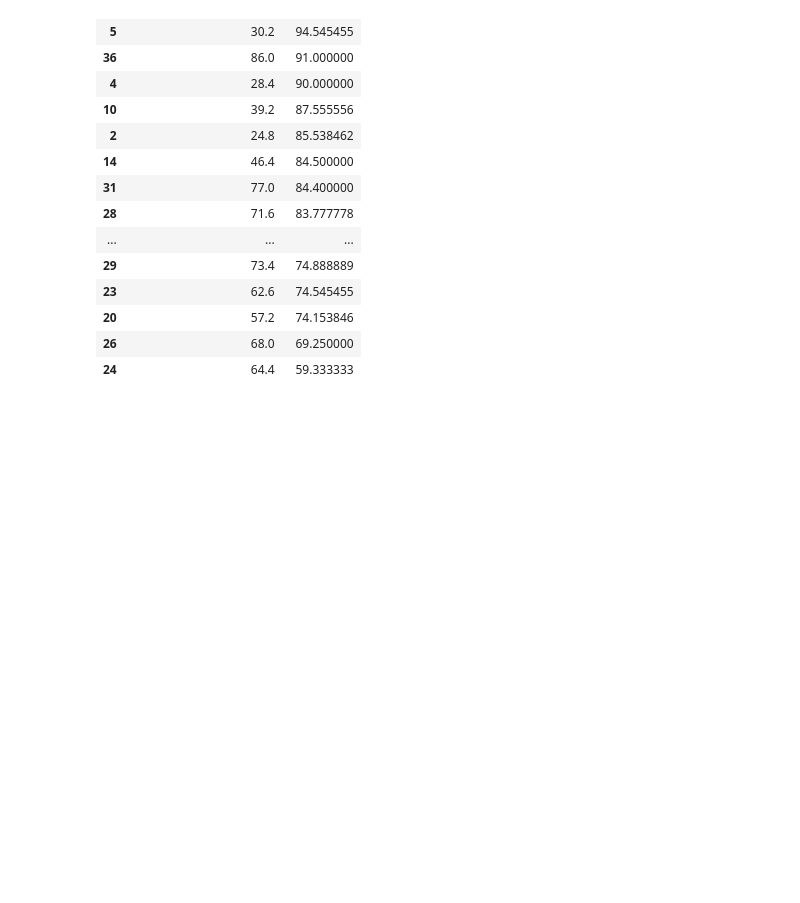
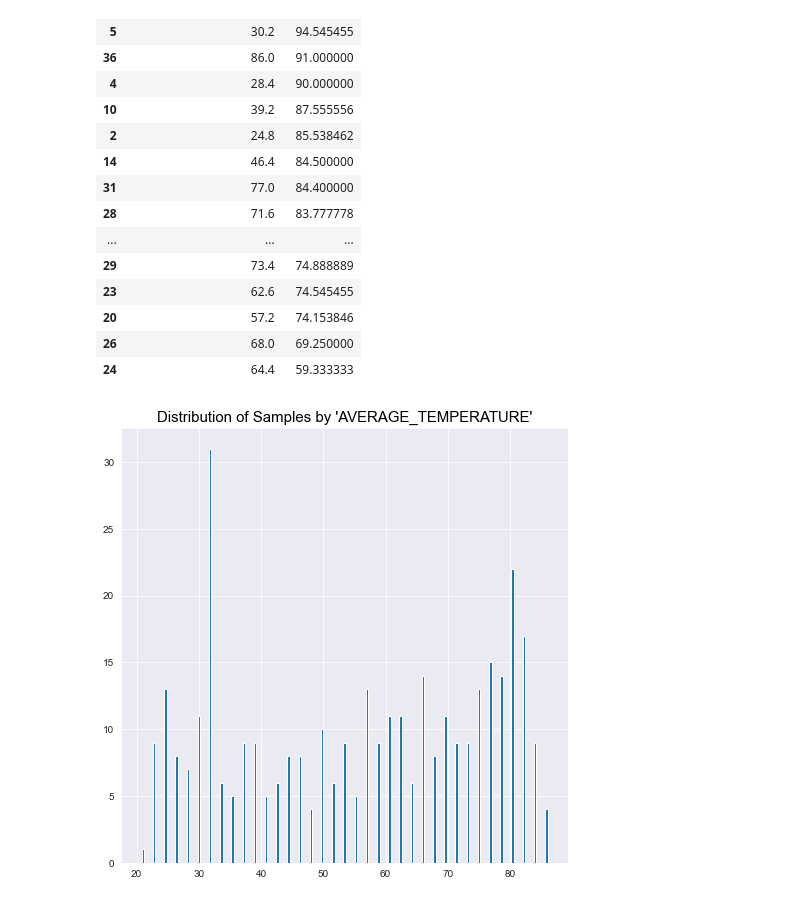
Before and after one commit to Husain-Jinia/Google_Solutions_Challenge, a Jupyter notebook: Burgers.ipynb, the cells around one changed output. Cells and saved outputs as stored; diff of their text form; code cells hidden in the pictures; blank space fills up the shorter version.

```diff
--- a/Burgers.ipynb
+++ b/Burgers.ipynb
@@ -184,3 +198,12 @@ transaction[["AVERAGE_TEMPERATURE","QUANTITY"]].groupby(["AVERAGE_TEMPERATURE"],
 | 20 | 57.2 | 74.153846 |
 | 26 | 68.0 | 69.250000 |
 | 24 | 64.4 | 59.333333 |
+# %%
+labels = transaction['AVERAGE_TEMPERATURE'].value_counts().index
+sizes = transaction['AVERAGE_TEMPERATURE'].value_counts().values
+
+plt.figure(figsize = (8,8))
+plt.bar(labels, height=sizes,  align='edge', width=0.)
+plt.title("Distribution of Samples by 'AVERAGE_TEMPERATURE'",color = 'black',fontsize = 15);
+# %% [output]
+[figure, added]
```
Also changed, not shown: parts of 6 cells of this notebook.
